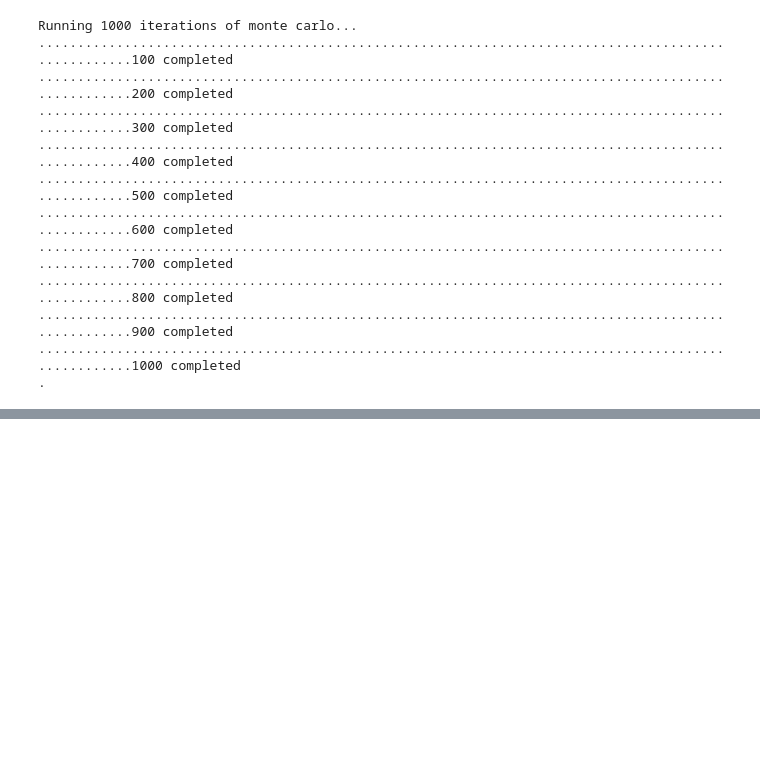
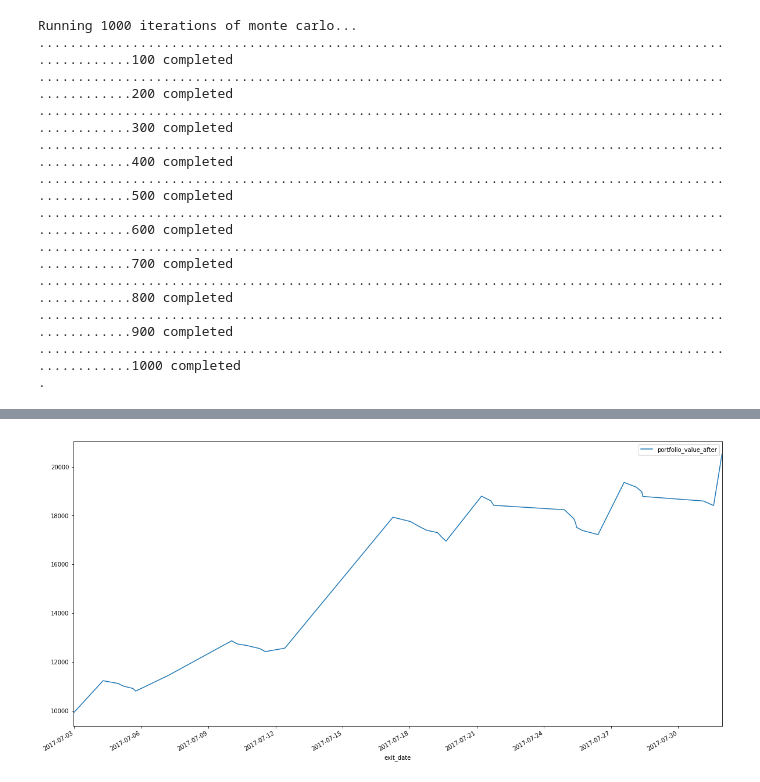
Before and after one commit to FutureSharks/pybacktester, a Jupyter notebook: jupyter-notebooks/triple_ema_crossover.ipynb, the cells around one changed output, grey strips where cells are left out. Drawn from its saved outputs; the diff is of its cells as text; code cells hidden in the pictures; blank space fills up the shorter version.

```diff
--- a/jupyter-notebooks/triple_ema_crossover.ipynb
+++ b/jupyter-notebooks/triple_ema_crossover.ipynb
@@ -108,0 +109,5 @@ monte_carlo_results
+# %%
+equity_plot = pybacktester.plot_equity(trades.copy())
+plt.show()
+# %% [output]
+[figure, added]
```
Also changed, not shown: parts of 4 cells of this notebook, 4 other files.
